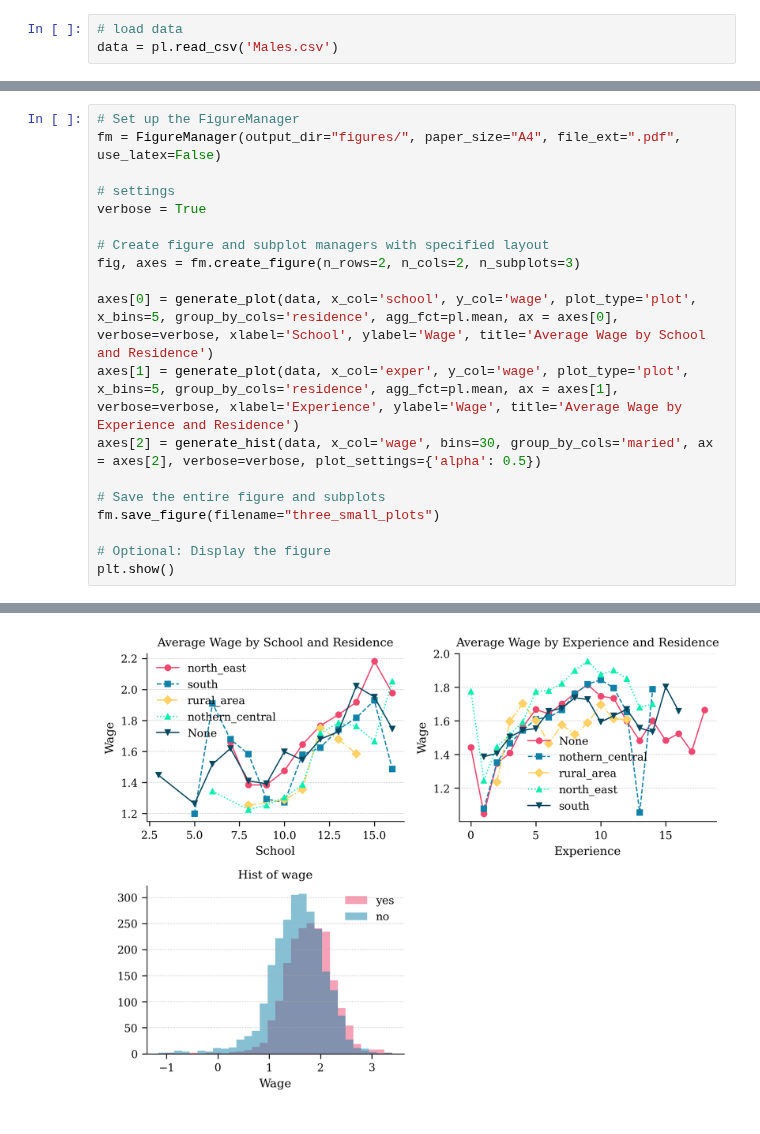
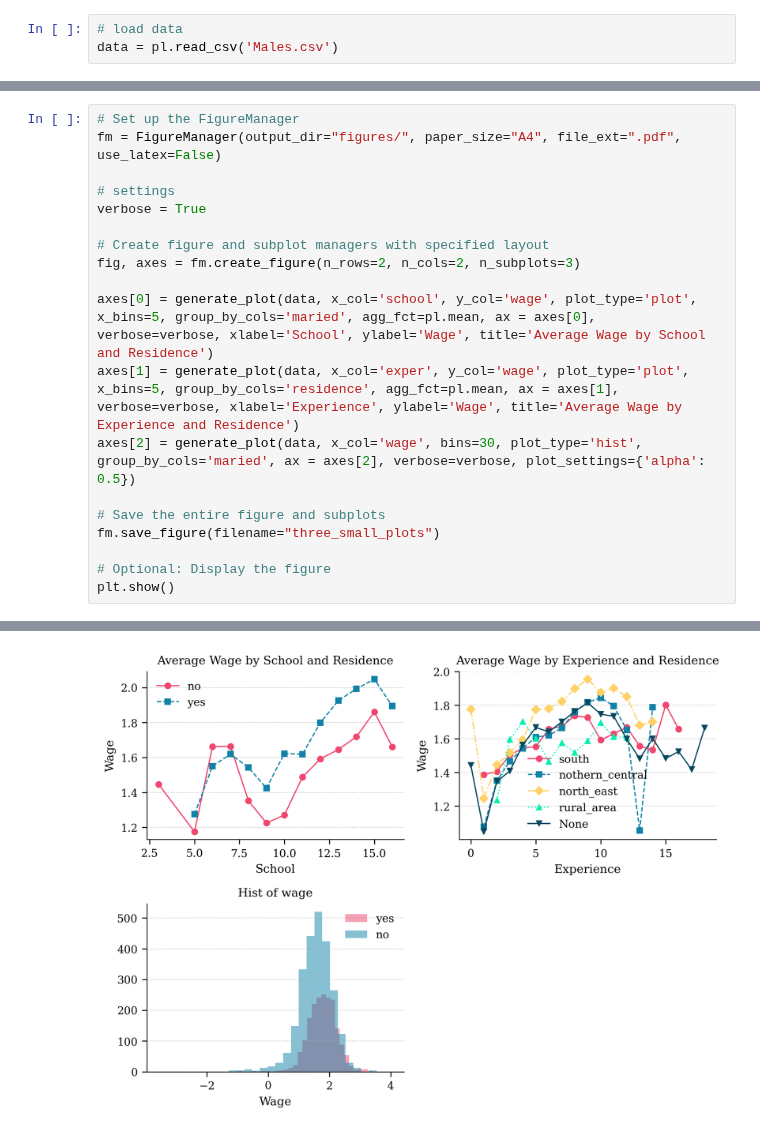
Before and after one commit to AdamHallengreen/figure-manager, a Jupyter notebook: examples/example_usage.ipynb, the cells around one changed output, grey strips where cells are left out. Drawn from its saved outputs; the diff is of its cells as text.

```diff
--- a/examples/example_usage.ipynb
+++ b/examples/example_usage.ipynb
@@ -61,9 +61,9 @@ verbose = True
 # Create figure and subplot managers with specified layout
 fig, axes = fm.create_figure(n_rows=2, n_cols=2, n_subplots=3)
 
-axes[0] = generate_plot(data, x_col='school', y_col='wage', plot_type='plot', x_bins=5, group_by_cols='residence', agg_fct=pl.mean, ax = axes[0], verbose=verbose, xlabel='School', ylabel='Wage', title='Average Wage by School and Residence')
+axes[0] = generate_plot(data, x_col='school', y_col='wage', plot_type='plot', x_bins=5, group_by_cols='maried', agg_fct=pl.mean, ax = axes[0], verbose=verbose, xlabel='School', ylabel='Wage', title='Average Wage by School and Residence')
 axes[1] = generate_plot(data, x_col='exper', y_col='wage', plot_type='plot', x_bins=5, group_by_cols='residence', agg_fct=pl.mean, ax = axes[1], verbose=verbose, xlabel='Experience', ylabel='Wage', title='Average Wage by Experience and Residence')
-axes[2] = generate_hist(data, x_col='wage', bins=30, group_by_cols='maried', ax = axes[2], verbose=verbose, plot_settings={'alpha': 0.5})
+axes[2] = generate_plot(data, x_col='wage', bins=30, plot_type='hist', group_by_cols='maried', ax = axes[2], verbose=verbose, plot_settings={'alpha': 0.5})
 
 # Save the entire figure and subplots
 fm.save_figure(filename="three_small_plots")
@@ -87,5 +86,5 @@ WARNING:   Group (south) uses 1333 observations with fewest (2) at 'exper'=[15].
 Saved full figure to figures/three_small_plots.pdf
 Saved subplot to figures/three_small_plots_subplot_1.pdf
 Saved subplot to figures/three_small_plots_subplot_2.pdf
 Saved subplot to figures/three_small_plots_subplot_3.pdf
-[figure, old version]
+[figure, new version]
```
Also changed, not shown: parts of 4 cells of this notebook, 2 other files.
